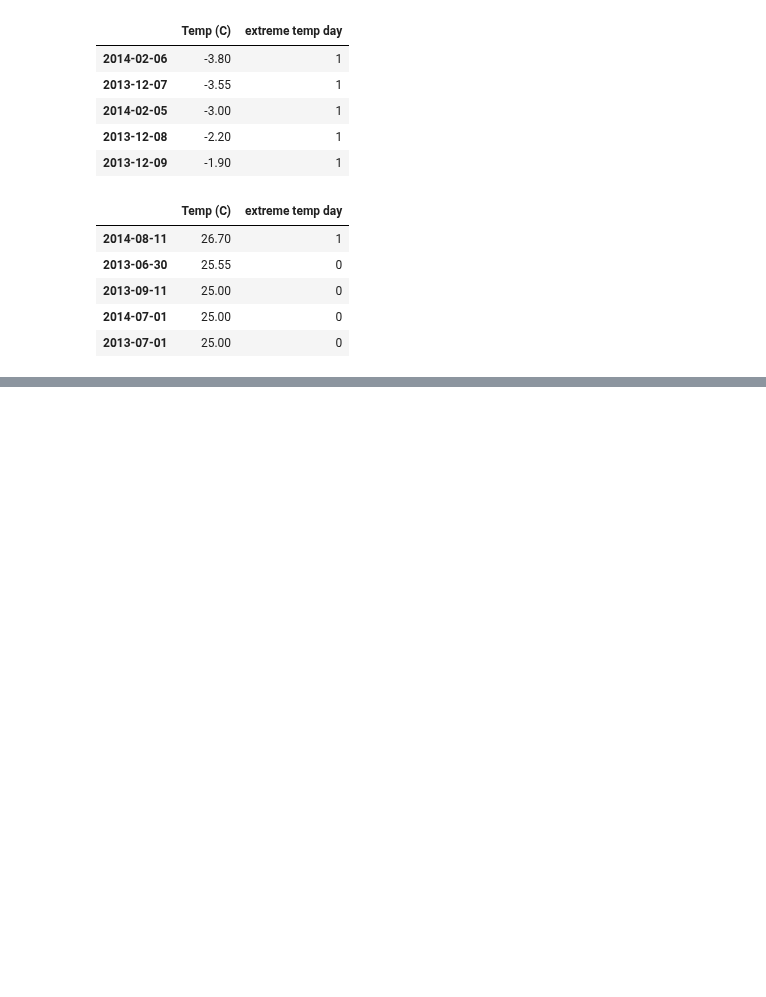
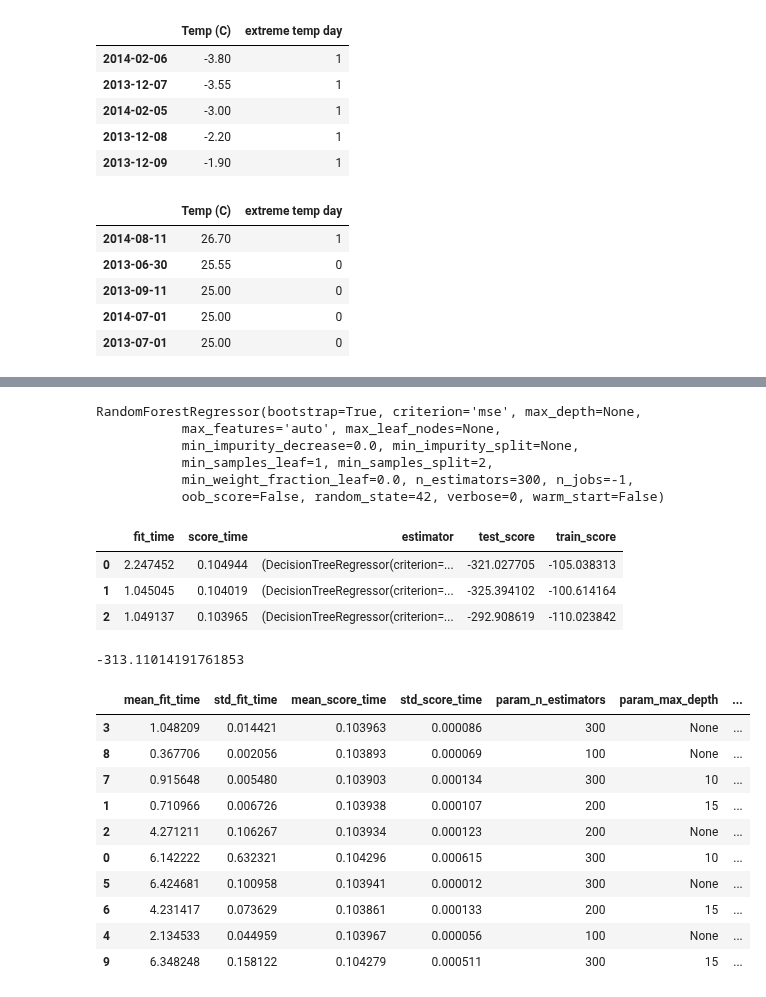
Before and after one commit to LambdaSchool/DS-Unit-2-Sprint-4-Practicing-Understanding, a Jupyter notebook: module1-hyperparameter-optimization/LS_DS_241_Hyperparameter_Optimization.ipynb, the cells around one changed output, grey strips where cells are left out. Drawn from its saved outputs; the diff is of its cells as text; code cells hidden in the pictures; blank space fills up the shorter version.

Commit message:
Ran model -- but got a worse score with additional features using random forest regression

```diff
--- a/module1-hyperparameter-optimization/LS_DS_241_Hyperparameter_Optimization.ipynb
+++ b/module1-hyperparameter-optimization/LS_DS_241_Hyperparameter_Optimization.ipynb
@@ -696,0 +723,18 @@ X_train[["Temp (C)", "extreme temp day"]].sort_values("Temp (C)", ascending=Fals
+# %%
+# random forest regression
+
+param_distributions = {
+    'n_estimators': [100, 200, 300],
+    'max_depth': [5, 10, 15, None],
+    'criterion': ["mse", "mae"]
+}
+
+gridsearch = RandomizedSearchCV(
+    RandomForestRegressor(n_jobs=-1, random_state=42),
+    param_distributions=param_distributions,
+    cv=3,
+    scoring="neg_mean_absolute_error",
+    verbose=10,
+    return_train_score=True)
+
+gridsearch.fit(X_train, y_train)
@@ -696,0 +761,57 @@ X_train[["Temp (C)", "extreme temp day"]].sort_values("Temp (C)", ascending=Fals
+# %%
+gridsearch.best_estimator_
+# %% [output]
+RandomForestRegressor(bootstrap=True, criterion='mse', max_depth=None,
+           max_features='auto', max_leaf_nodes=None,
+           min_impurity_decrease=0.0, min_impurity_split=None,
+           min_samples_leaf=1, min_samples_split=2,
+           min_weight_fraction_leaf=0.0, n_estimators=300, n_jobs=-1,
+           oob_score=False, random_state=42, verbose=0, warm_start=False)
+# %%
+scores = cross_validate(RandomForestRegressor(bootstrap=True,
+                                              criterion='mse',
+                                              max_depth=None,
+                                              max_features='auto',
+                                              max_leaf_nodes=None,
+                                              min_impurity_decrease=0.0,
+                                              min_impurity_split=None,
+                                              min_samples_leaf=1,
+                                              min_samples_split=2,
+                                              min_weight_fraction_leaf=0.0,
+                                              n_estimators=300,
+                                              n_jobs=-1,
+                                              oob_score=False,
+                                              random_state=42,
+                                              verbose=0,
+                                              warm_start=False),
+                        X_train,
+                        y_train,
+                        scoring="neg_mean_absolute_error",
+                        cv=3,
+                        return_train_score=True,
+                        return_estimator=True)
+
+pd.DataFrame(scores)
+# %% [output]
+|  | fit_time | score_time | estimator | test_score | train_score |
+| 0 | 2.247452 | 0.104944 | (DecisionTreeRegressor(criterion=... | -321.027705 | -105.038313 |
+| 1 | 1.045045 | 0.104019 | (DecisionTreeRegressor(criterion=... | -325.394102 | -100.614164 |
+| 2 | 1.049137 | 0.103965 | (DecisionTreeRegressor(criterion=... | -292.908619 | -110.023842 |
+# %%
+scores["test_score"].mean()
+# %% [output]
+-313.11014191761853
+# %%
+pd.DataFrame(gridsearch.cv_results_).sort_values(by="rank_test_score")
+# %% [output]
+|  | mean_fit_time | std_fit_time | mean_score_time | std_score_time | param_n_estimators | param_max_depth | ... |
+| 3 | 1.048209 | 0.014421 | 0.103963 | 0.000086 | 300 | None | ... |
+| 8 | 0.367706 | 0.002056 | 0.103893 | 0.000069 | 100 | None | ... |
+| 7 | 0.915648 | 0.005480 | 0.103903 | 0.000134 | 300 | 10 | ... |
+| 1 | 0.710966 | 0.006726 | 0.103938 | 0.000107 | 200 | 15 | ... |
+| 2 | 4.271211 | 0.106267 | 0.103934 | 0.000123 | 200 | None | ... |
+| 0 | 6.142222 | 0.632321 | 0.104296 | 0.000615 | 300 | 10 | ... |
+| 5 | 6.424681 | 0.100958 | 0.103941 | 0.000012 | 300 | None | ... |
+| 6 | 4.231417 | 0.073629 | 0.103861 | 0.000133 | 200 | 15 | ... |
+| 4 | 2.134533 | 0.044959 | 0.103967 | 0.000056 | 100 | None | ... |
+| 9 | 6.348248 | 0.158122 | 0.104279 | 0.000511 | 300 | 15 | ... |
```
Also changed, not shown: parts of 5 cells of this notebook.
